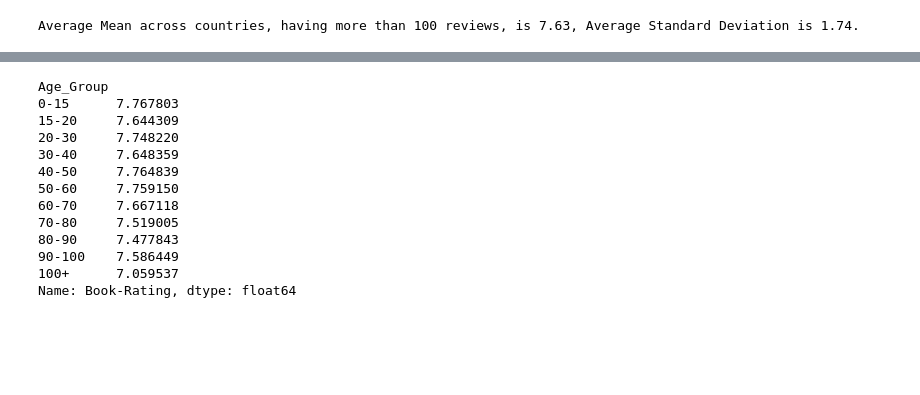
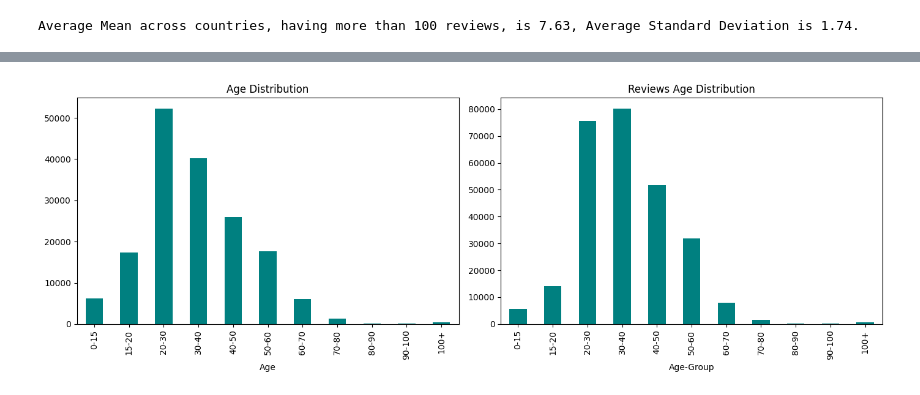
Before and after one commit to vladipetkov/Amazon-Books, a Jupyter notebook: group22_amazon_books.ipynb, the cells around one changed output, grey strips where cells are left out. Cells and saved outputs as stored; diff of their text form; code cells hidden in the pictures; blank space fills up the shorter version.

```diff
--- a/group22_amazon_books.ipynb
+++ b/group22_amazon_books.ipynb
@@ -213,22 +211,17 @@ Average Mean across countries, having more than 100 reviews, is 7.63, Average St
 # %%
-df_age_mean_rating = df_rated.groupby("Age")["Book-Rating"].mean().reset_index()
-
-df_age_mean_rating["Age_Group"] = pd.cut(df_age_mean_rating["Age"], bins=[0, 15, 20, 30, 40, 50, 60, 70, 80, 90, 100, 300],
+df_rated["Age-Group"] = pd.cut(df_rated["Age"], bins=[0, 15, 20, 30, 40, 50, 60, 70, 80, 90, 100, 300],
                                 labels=["0-15", "15-20", "20-30", "30-40", "40-50", "50-60", "60-70", "70-80", "80-90", "90-100", "100+"])
 
-df_age_mean_rating = df_age_mean_rating.groupby("Age_Group")["Book-Rating"].mean()
-df_age_mean_rating
+fig, (ax1, ax2) = plt.subplots(1, 2, figsize=(14, 5))
+
+df_age = pd.cut(df_users["Age"], bins=[0, 15, 20, 30, 40, 50, 60, 70, 80, 90, 100, 300],
+                                labels=["0-15", "15-20", "20-30", "30-40", "40-50", "50-60", "60-70", "70-80", "80-90", "90-100", "100+"]).value_counts().sort_index()
+age_distr_plot = df_age.plot(kind = 'bar', ax = ax1, title = 'Age Distribution', color = 'teal')
+
+df_rated_age = df_rated["Age-Group"].value_counts().sort_index()
+age_distr_plot = df_rated_age.plot(kind = 'bar', ax = ax2, title = 'Reviews Age Distribution', color = 'teal')
+
+plt.tight_layout()
+plt.show()
 # %% [output]
-Age_Group
-0-15      7.767803
-15-20     7.644309
-20-30     7.748220
-30-40     7.648359
-40-50     7.764839
-50-60     7.759150
-60-70     7.667118
-70-80     7.519005
-80-90     7.477843
-90-100    7.586449
-100+      7.059537
-Name: Book-Rating, dtype: float64
+[figure, added]
```
Also changed, not shown: parts of 5 cells of this notebook, 1 other file.
